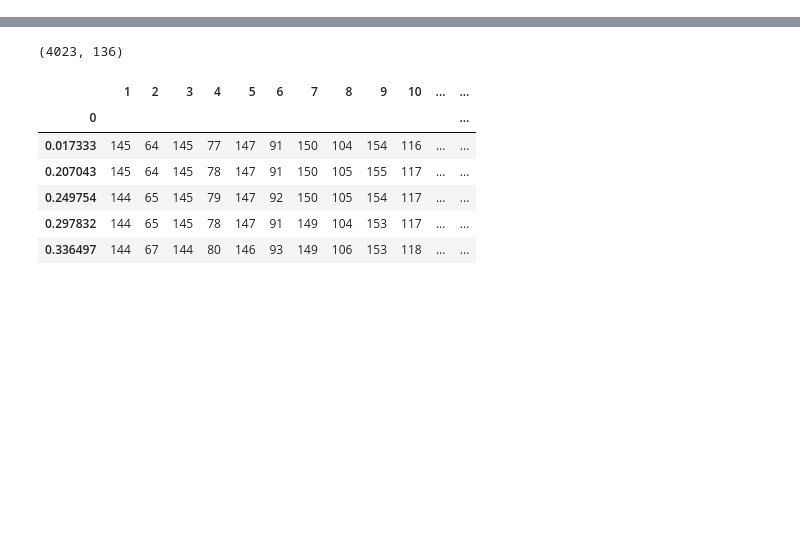
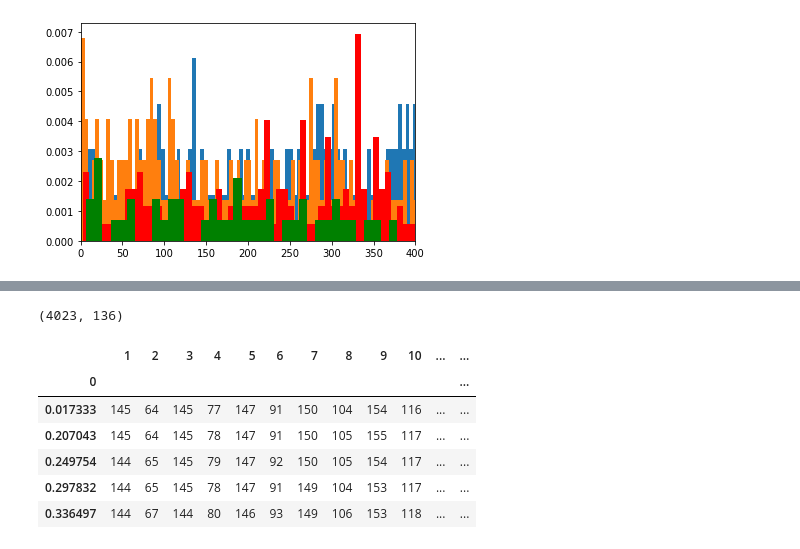
Before and after one commit to howon-kim/eye-blink-detection, a Jupyter notebook: dataAnalysis.ipynb, the cells around one changed output, grey strips where cells are left out. Drawn from its saved outputs; the diff is of its cells as text; code cells hidden in the pictures; blank space fills up the shorter version.

```diff
--- a/dataAnalysis.ipynb
+++ b/dataAnalysis.ipynb
@@ -5,0 +34,9 @@ import numpy as np
+# %%
+plt.hist(s1.index, density=20, bins=100)
+plt.hist(s2.index, density=20, bins=100)
+plt.hist(s3.index, density=20, bins=100, color='r') # 미등록자
+plt.hist(s4.index, density=20, bins=100, color='g') # 미스터빈
+plt.xlim([0,400])
+plt.show()
+# %% [output]
+[figure, added]
```
Also changed, not shown: parts of 19 cells of this notebook, 16 other files.
